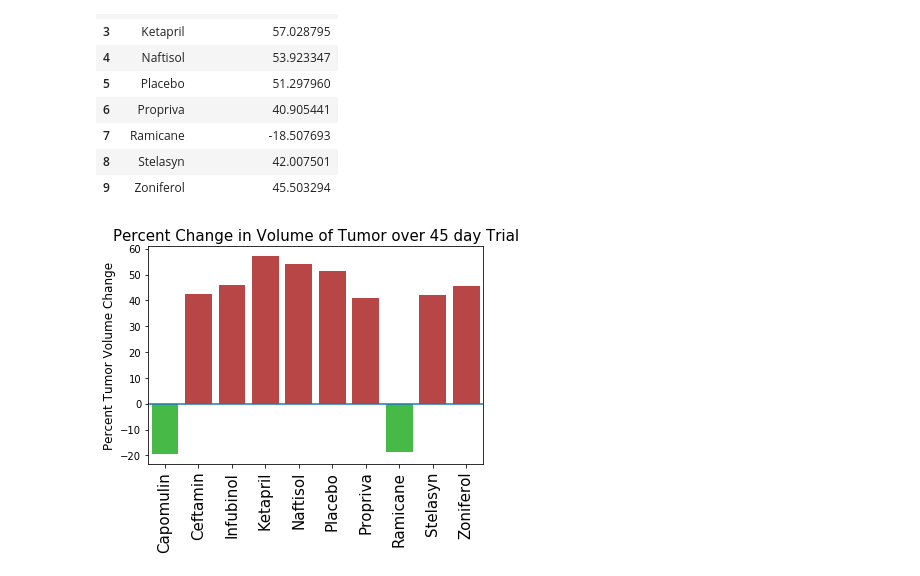
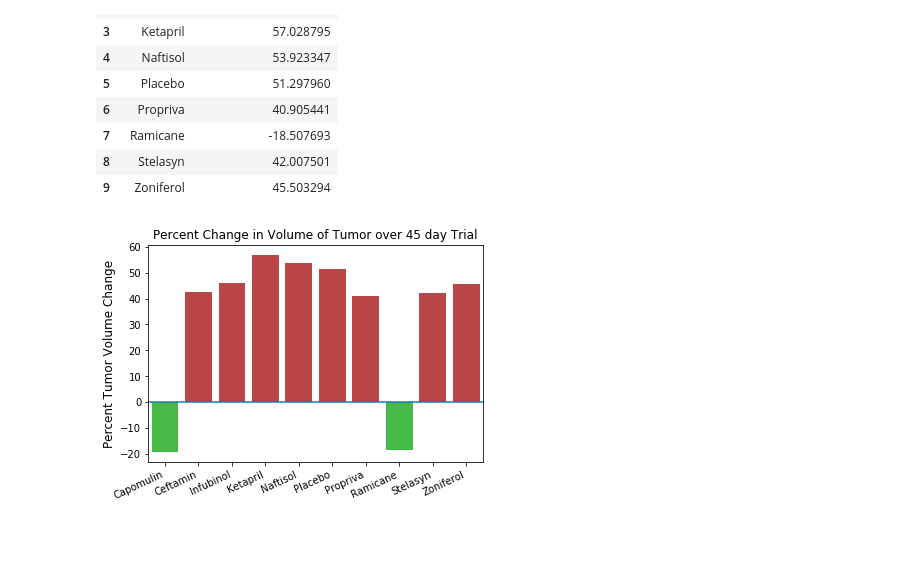
Before and after one commit to jgroth1/Plotting_data, a Jupyter notebook: Pymaceuticals/Pymaceuticals_analysis.ipynb, the cells around one changed output. Saved outputs shown, nothing was run; the diff lists cells and outputs as text; code cells hidden in the pictures; blank space fills up the shorter version.

Commit message:
finished the last graph and analysis

```diff
--- a/Pymaceuticals/Pymaceuticals_analysis.ipynb
+++ b/Pymaceuticals/Pymaceuticals_analysis.ipynb
@@ -233,22 +250,21 @@ See the caveats in the documentation: http://pandas.pydata.org/pandas-docs/stabl
 # %%
 hue = list(map(lambda x: (0,1,0,.5) if x<0 else (1,0,0,.5), avg_t_pdif['Percent Tumor Change']))
 h= sns.color_palette(palette=hue)
 ax4=plt.subplot()
-g4 = sns.barplot(
-                    x='Drug',
-                    y='Percent Tumor Change',
-                    data=avg_t_pdif,
-                    palette=h,
-                    ci=None,
-                    orient='v',
-                    saturation=.45,
-                   )
+g4 = sns.barplot(x='Drug',
+                 y='Percent Tumor Change',
+                 data=avg_t_pdif,
+                 palette=h,
+                 ci=None,
+                 orient='v',
+                 saturation=.45,
+                )
 
-g4.set_xticklabels(g4.get_xticklabels(),fontsize=15, rotation=90)
-ax4.set_title('Percent Change in Volume of Tumor over 45 day Trial').set_fontsize(15)
+g4.set_xticklabels(g4.get_xticklabels(),fontsize=10, rotation=25, horizontalalignment='right')
+ax4.set_title('Percent Change in Volume of Tumor over 45 day Trial').set_fontsize(12)
 ax4.set_xlabel('')
 ax4.set_ylabel('Percent Tumor Volume Change').set_fontsize(12)
 ax4.axhline()
-plt.savefig('percent_delta_volume.png')
+plt.savefig('percent_delta_volume.png', orientation='portrate', format='png', box_inches='tight', pad_inches=5)
 # %% [output]
-[figure, old version]
+[figure, new version]
```
Also changed, not shown: parts of 2 cells of this notebook, 4 other files.
